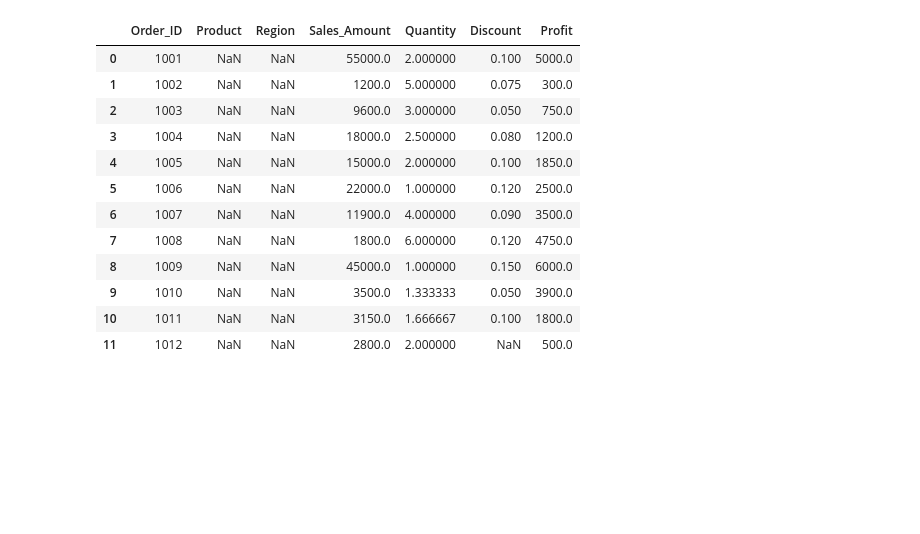
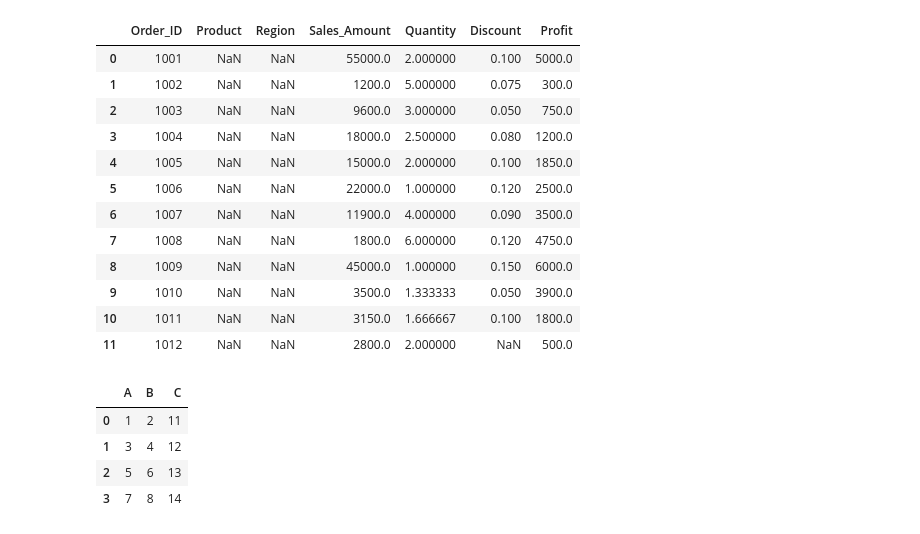
Before and after one commit to NishmthaM/Python_pandas, a Jupyter notebook: Python_Pandas.ipynb, the cells around one changed output. Drawn from its saved outputs; the diff is of its cells as text; code cells hidden in the pictures; blank space fills up the shorter version.

```diff
--- a/Python_Pandas.ipynb
+++ b/Python_Pandas.ipynb
@@ -1592,0 +1593,17 @@ a.interpolate(limit_area="inside")
+# %%
+# merge
+
+import pandas as pd
+
+a=pd.DataFrame({"A":[1,3,5,7],"B":[2,4,6,8]})
+b=pd.DataFrame({"A":[1,3,5,7],"C":[11,12,13,14]})
+
+pd.merge(a,b,on="A")
+
+# A is the comman part only the basis of comman data the dataframe will be produced
+# %% [output]
+|  | A | B | C |
+| 0 | 1 | 2 | 11 |
+| 1 | 3 | 4 | 12 |
+| 2 | 5 | 6 | 13 |
+| 3 | 7 | 8 | 14 |
```
Also changed, not shown: parts of 4 cells of this notebook.
